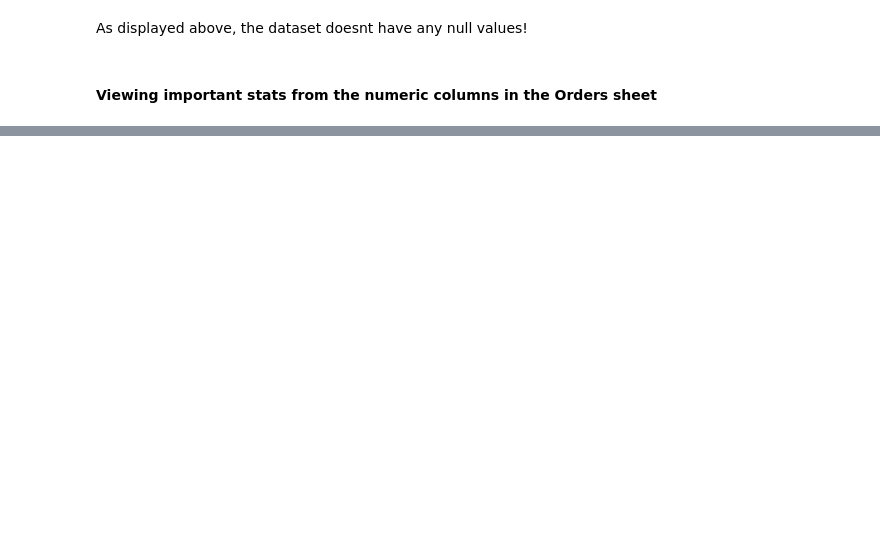
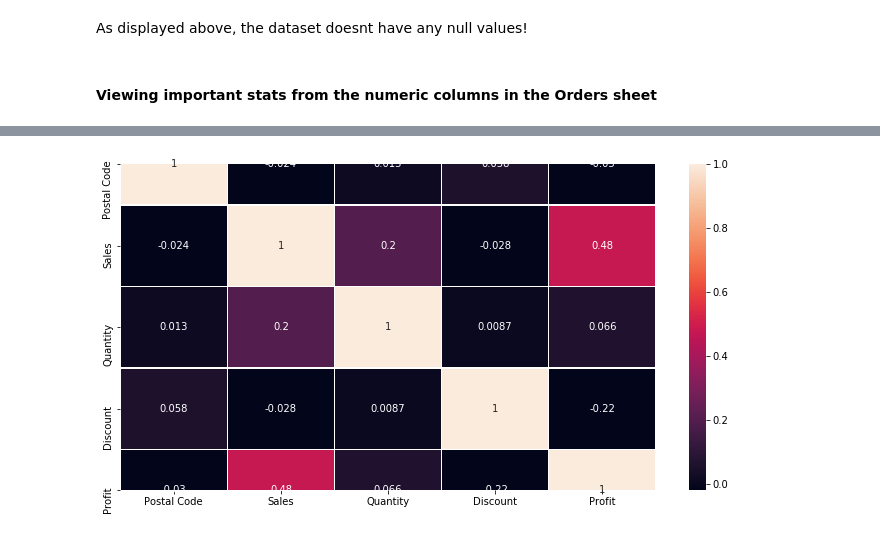
Before and after one commit to momills/elu_notebooks, a Jupyter notebook: M3/M3_W4_Michael_O_Mills.ipynb, the cells around one changed output, grey strips where cells are left out. Drawn from its saved outputs; the diff is of its cells as text; code cells hidden in the pictures; blank space fills up the shorter version.

```diff
--- a/M3/M3_W4_Michael_O_Mills.ipynb
+++ b/M3/M3_W4_Michael_O_Mills.ipynb
@@ -127,0 +141,3 @@ figsize=(8, 6)).legend(loc='lower left')
+# %%
+corrMatrix = df.corr()
+corrMatrix
@@ -127,0 +151,5 @@ figsize=(8, 6)).legend(loc='lower left')
+# %%
+fig, ax = plt.subplots(figsize=(12,6))
+sn.heatmap(corrMatrix, annot=True, vmin=-.02, linewidths=.5, ax=ax);
+# %% [output]
+[figure, added]
```
Also changed, not shown: parts of 30 cells of this notebook, 1 other file.
